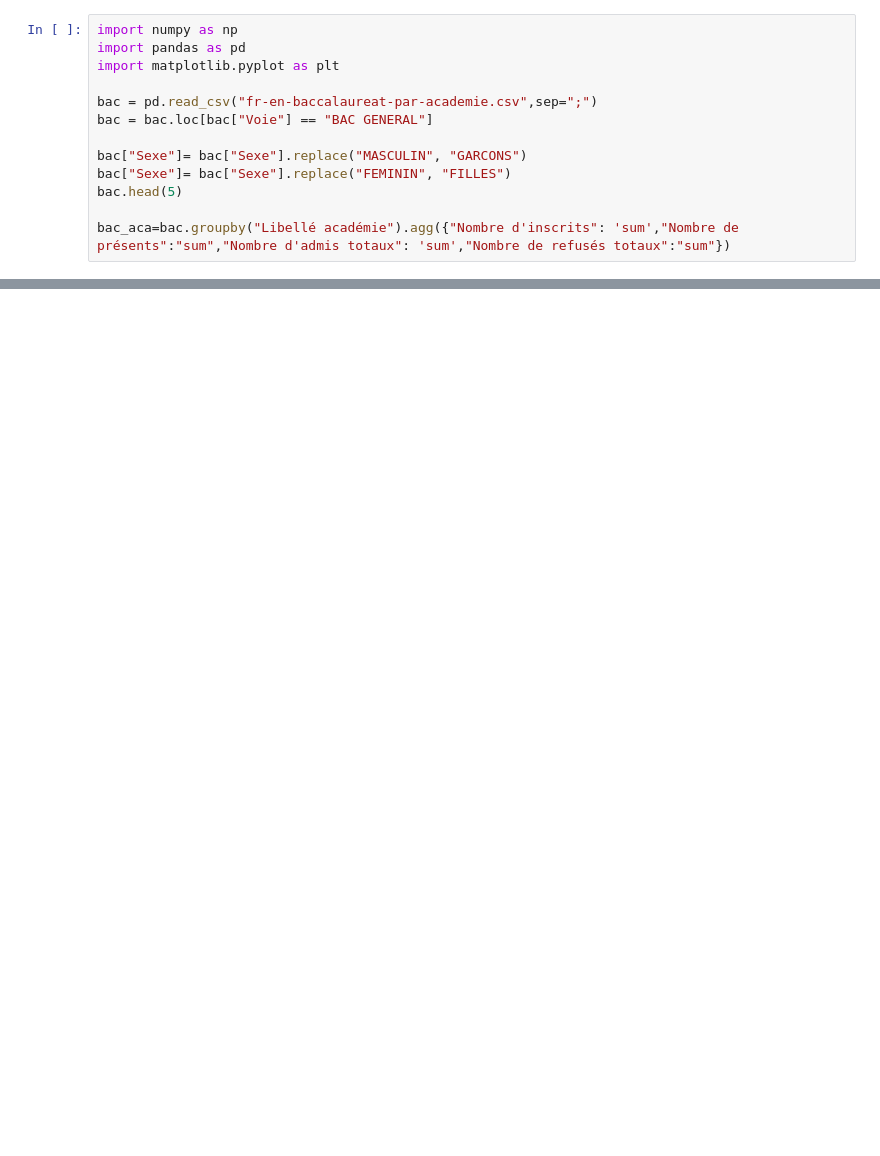
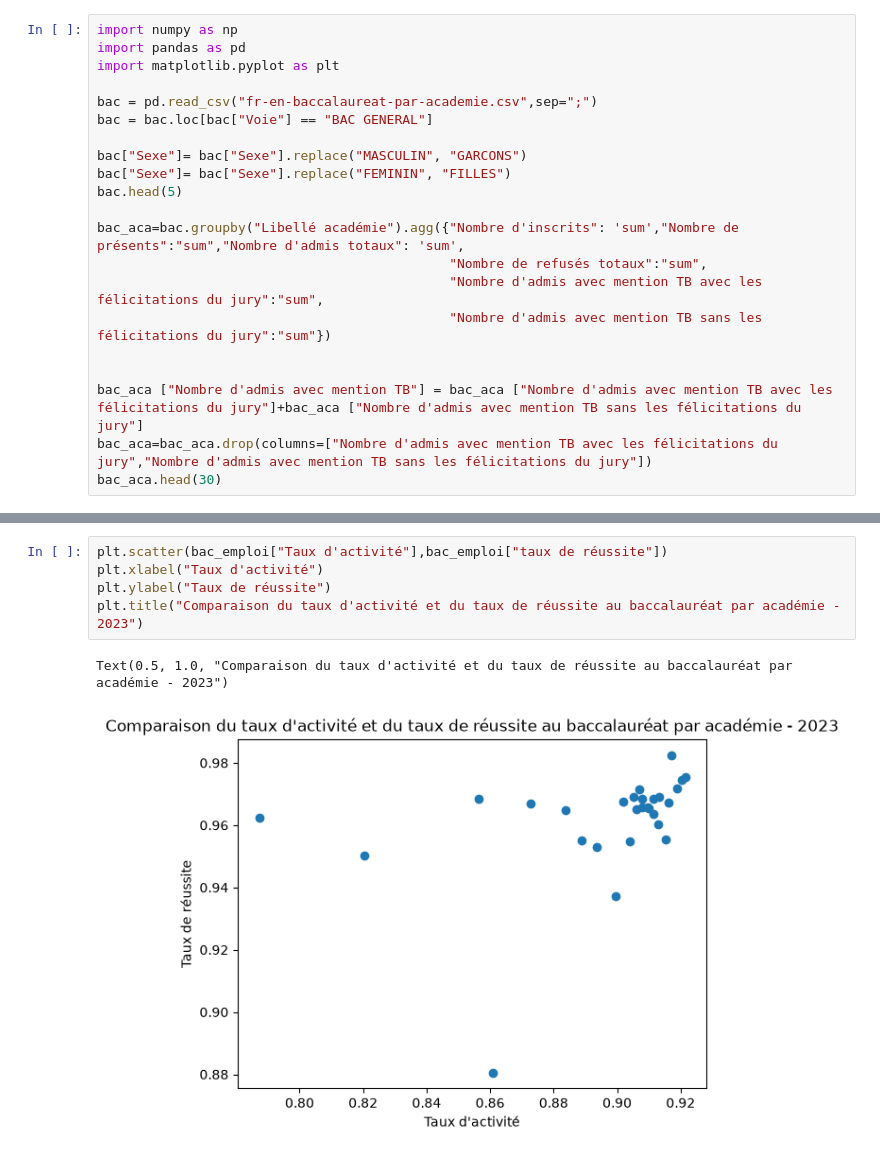
Before and after one commit to ma2nons/Projet-python, a Jupyter notebook: test.ipynb, the cells around one changed output, grey strips where cells are left out. Saved outputs shown, nothing was run; the diff lists cells and outputs as text; blank space fills up the shorter version.

Commit message:
ajout rsa + mention TB

```diff
--- a/test.ipynb
+++ b/test.ipynb
@@ -82,4 +85,12 @@ bac["Sexe"]= bac["Sexe"].replace("MASCULIN", "GARCONS")
 bac["Sexe"]= bac["Sexe"].replace("FEMININ", "FILLES")
 bac.head(5)
 
-bac_aca=bac.groupby("Libellé académie").agg({"Nombre d'inscrits": 'sum',"Nombre de présents":"sum","Nombre d'admis totaux": 'sum',"Nombre de refusés totaux":"sum"})
+bac_aca=bac.groupby("Libellé académie").agg({"Nombre d'inscrits": 'sum',"Nombre de présents":"sum","Nombre d'admis totaux": 'sum',
+                                             "Nombre de refusés totaux":"sum",
+                                             "Nombre d'admis avec mention TB avec les félicitations du jury":"sum",
+                                             "Nombre d'admis avec mention TB sans les félicitations du jury":"sum"})
+
+
+bac_aca ["Nombre d'admis avec mention TB"] = bac_aca ["Nombre d'admis avec mention TB avec les félicitations du jury"]+bac_aca ["Nombre d'admis avec mention TB sans les félicitations du jury"]
+bac_aca=bac_aca.drop(columns=["Nombre d'admis avec mention TB avec les félicitations du jury","Nombre d'admis avec mention TB sans les félicitations du jury"])
+bac_aca.head(30)
@@ -100,0 +144,8 @@ plt.scatter(bac_emploi["taux d'activité"],bac_emploi["taux de réussite"])
+# %%
+plt.scatter(bac_emploi["Taux d'activité"],bac_emploi["taux de réussite"])
+plt.xlabel("Taux d'activité")
+plt.ylabel("Taux de réussite")
+plt.title("Comparaison du taux d'activité et du taux de réussite au baccalauréat par académie - 2023")
+# %% [output]
+Text(0.5, 1.0, "Comparaison du taux d'activité et du taux de réussite au baccalauréat par académie - 2023")
+[figure, added]
```
Also changed, not shown: parts of 16 cells of this notebook, 1 other file.
